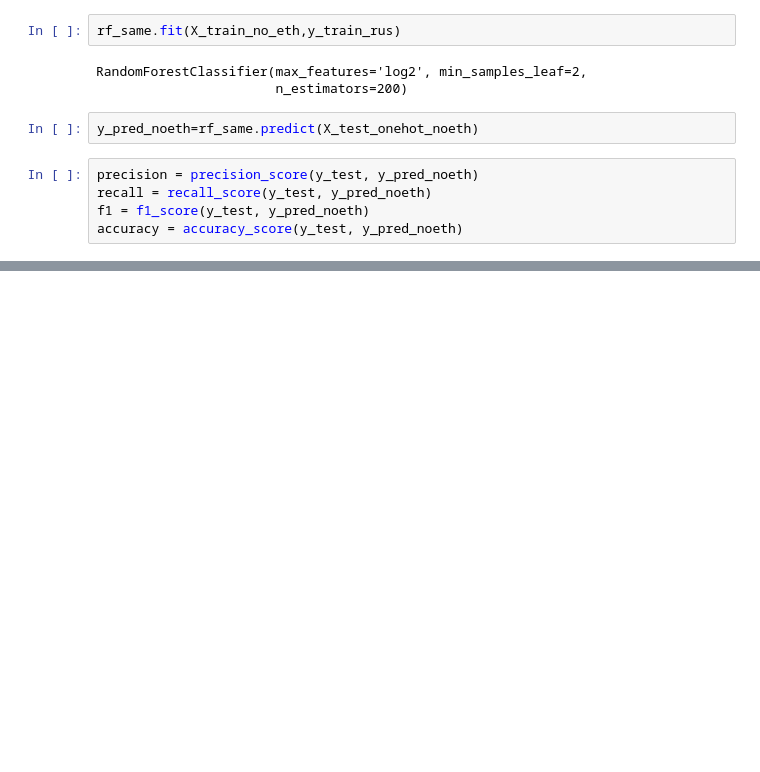
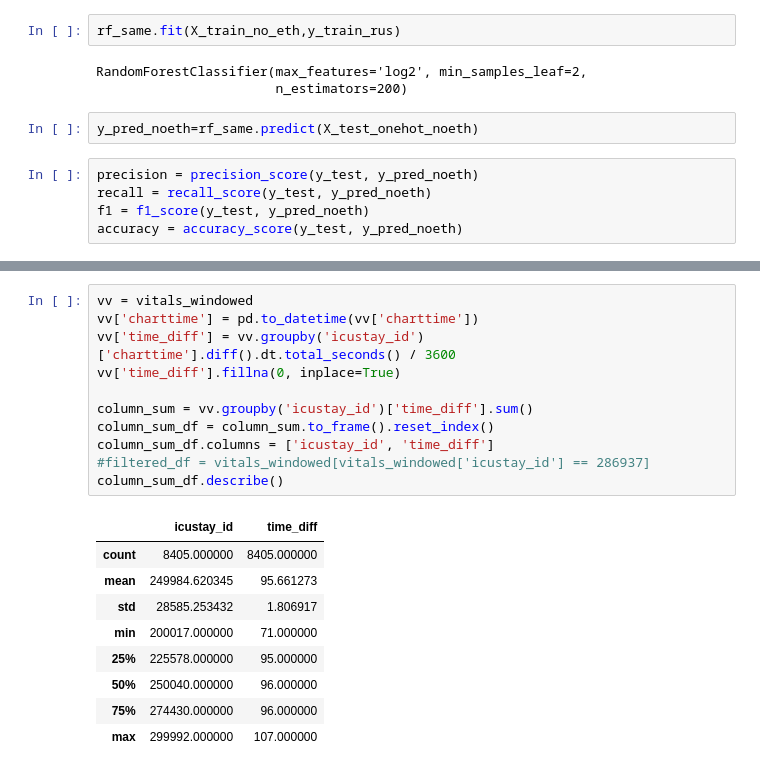
Before and after one commit to navikannur/CKD_Multimodal_Thesis, a Jupyter notebook: Thesis_Main.ipynb, the cells around one changed output, grey strips where cells are left out. Cells and saved outputs as stored; diff of their text form; blank space fills up the shorter version.

```diff
--- a/Thesis_Main.ipynb
+++ b/Thesis_Main.ipynb
@@ -921,0 +964,21 @@ print(cm)
+# %%
+vv = vitals_windowed
+vv['charttime'] = pd.to_datetime(vv['charttime'])
+vv['time_diff'] = vv.groupby('icustay_id')['charttime'].diff().dt.total_seconds() / 3600
+vv['time_diff'].fillna(0, inplace=True)
+
+column_sum = vv.groupby('icustay_id')['time_diff'].sum()
+column_sum_df = column_sum.to_frame().reset_index()
+column_sum_df.columns = ['icustay_id', 'time_diff']
+#filtered_df = vitals_windowed[vitals_windowed['icustay_id'] == 286937]
+column_sum_df.describe()
+# %% [output]
+|  | icustay_id | time_diff |
+| count | 8405.000000 | 8405.000000 |
+| mean | 249984.620345 | 95.661273 |
+| std | 28585.253432 | 1.806917 |
+| min | 200017.000000 | 71.000000 |
+| 25% | 225578.000000 | 95.000000 |
+| 50% | 250040.000000 | 96.000000 |
+| 75% | 274430.000000 | 96.000000 |
+| max | 299992.000000 | 107.000000 |
```
Also changed, not shown: parts of 20 cells of this notebook.
